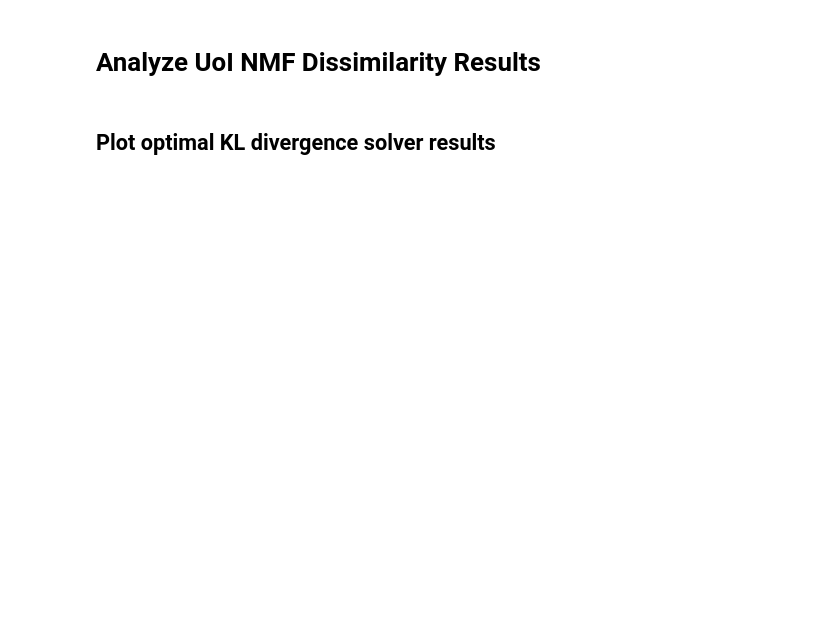
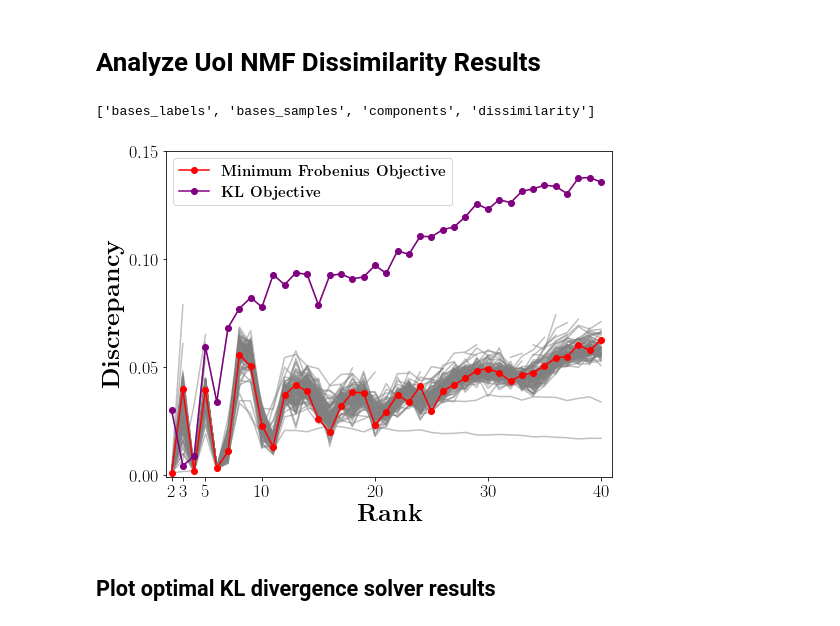
Before and after one commit to BouchardLab/neuroinference, a Jupyter notebook: notebooks/dimensionality_reduction/nmf_analysis.ipynb, the cells around one changed output. Cells and saved outputs as stored; diff of their text form; code cells hidden in the pictures; blank space fills up the shorter version.

```diff
--- a/notebooks/dimensionality_reduction/nmf_analysis.ipynb
+++ b/notebooks/dimensionality_reduction/nmf_analysis.ipynb
@@ -207,6 +245,10 @@ for idx, hyperparameter in enumerate(list(uoi_diss_results)):
 
 kl_dissimilarities = uoi_diss_results['kl/dissimilarity'][:]
 dissimilarities_nonan = np.nan_to_num(dissimilarities, nan=100)
+# %%
+list(uoi_diss_results['kl'])
+# %% [output]
+['bases_labels', 'bases_samples', 'components', 'dissimilarity']
 # %%
 min_group_diss = groups_diss[np.argmin(np.min(dissimilarities_nonan, axis=1))]
 min_rank_diss = np.argmin(min_group_diss['dissimilarity']) + 2
@@ -214,32 +256,34 @@ min_rank_kl = np.argmin(kl_dissimilarities) + 2
 # %%
 fig, ax = plt.subplots(1, 1, figsize=(8, 6))
 
 [ax.plot(np.arange(2, 41), dissimilarities[idx],
          color='gray', alpha=0.5)
  for idx in range(n_hyperparameters)]
 
 ax.plot(np.arange(2, 41), min_group_diss['dissimilarity'][:],
         color='r',
         label=r'\textbf{Minimum Frobenius Objective}',
         marker='o')
 
 ax.plot(np.arange(2, 41), kl_dissimilarities,
         color='purple',
         label=r'\textbf{KL Objective}',
         marker='o')
 
 ax.set_xlim([1.5, 41])
 ax.set_xticks([2, 3, 5, 10, 20, 30, 40])
 
 ax.set_ylim([-0.001, 0.15])
 ax.set_yticks([0, 0.05, 0.10, 0.15])
 
 ax.tick_params(labelsize=18)
 ax.set_xlabel(r'\textbf{Rank}', fontsize=25)
-ax.set_ylabel(r'\textbf{Dissimilarity}', fontsize=25)
+ax.set_ylabel(r'\textbf{Discrepancy}', fontsize=25)
 
 ax.legend(loc=2, prop={'size': 15})
 plt.savefig('uoi_nmf_dissimilarity.pdf', bbox_inches='tight')
+# %% [output]
+[figure, added]
 # %% [markdown]
 ## Plot optimal KL divergence solver results
 # %%
```
Also changed, not shown: parts of 14 cells of this notebook, 1 other file.
